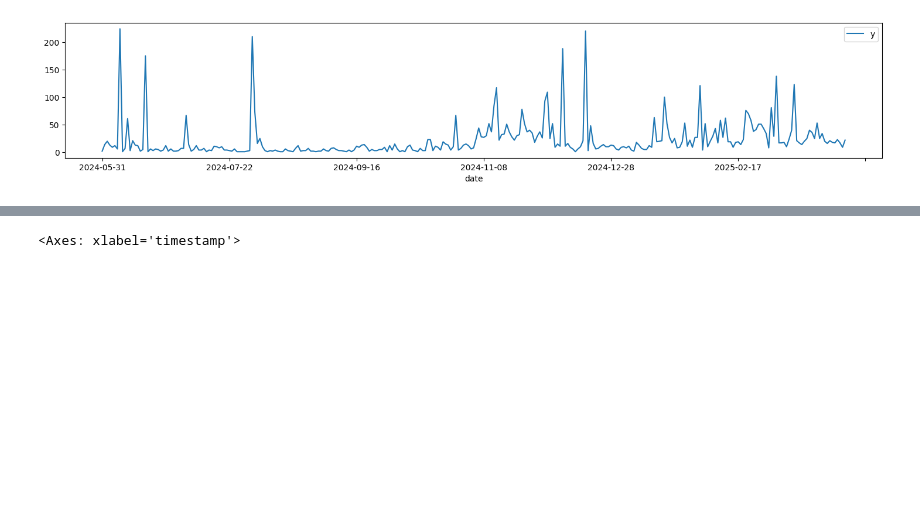
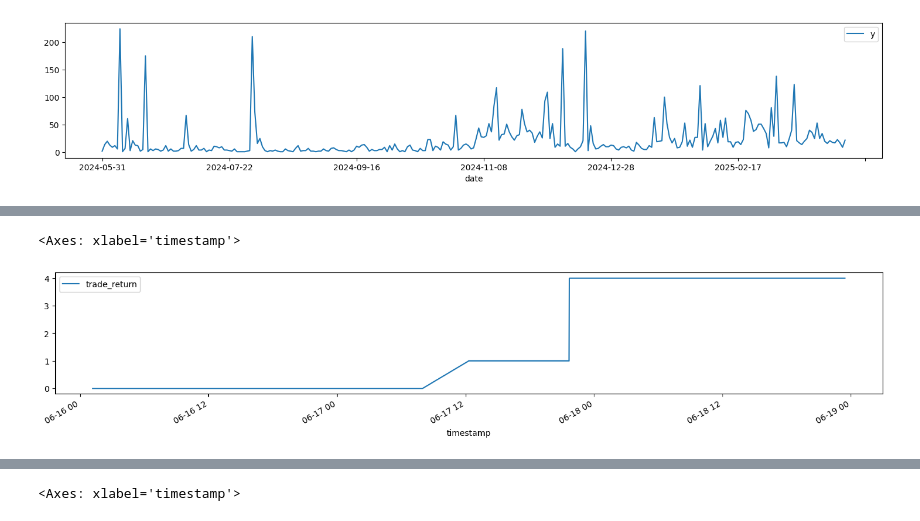
Before and after one commit to sculd/ml_trading, a Jupyter notebook: sandbox.ipynb, the cells around one changed output, grey strips where cells are left out. Saved outputs shown, nothing was run; the diff lists cells and outputs as text; code cells hidden in the pictures; blank space fills up the shorter version.

```diff
--- a/sandbox.ipynb
+++ b/sandbox.ipynb
@@ -524,0 +820,8 @@ trade_results.groupby(["date"])[["y"]].count().plot(figsize=(18,3))
+# %%
+trade_results[
+  (trade_results.index.get_level_values("timestamp") >= "2024-06-16") &
+  (trade_results.index.get_level_values("timestamp") <= "2024-06-19")
+].groupby(["timestamp"])[["trade_return"]].sum().cumsum().plot(figsize=(18,3))
+# %% [output]
+<Axes: xlabel='timestamp'>
+[figure, added]
```
Also changed, not shown: parts of 38 cells of this notebook, 8 other files.
